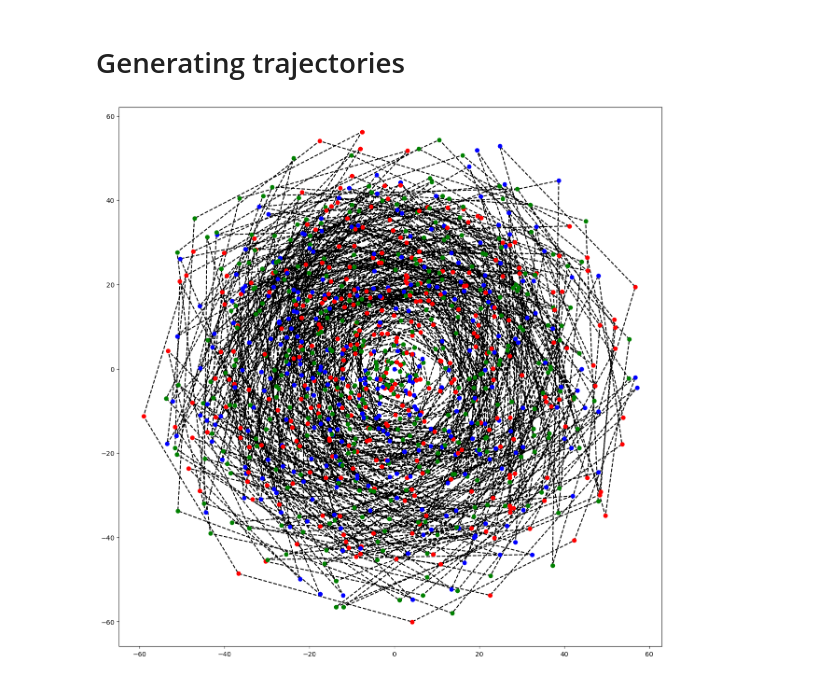
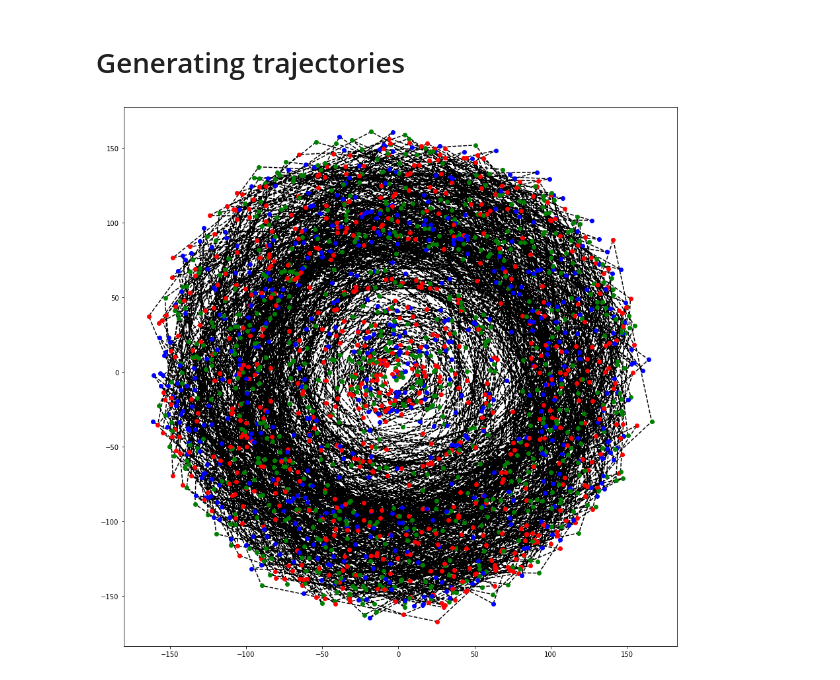
Before and after one commit to zanocrate/slds-it, a Jupyter notebook: lsds_notebook.ipynb, the cells around one changed output. Drawn from its saved outputs; the diff is of its cells as text; code cells hidden in the pictures.

```diff
--- a/lsds_notebook.ipynb
+++ b/lsds_notebook.ipynb
@@ -59,7 +59,7 @@ pi = np.array([
 
 A = np.array([special_ortho_group.rvs(M) for k in np.arange(K)])
 b = np.random.randn(K,M)
-Q = np.array([make_spd_matrix(M, random_state = seed) for k in np.arange(K)])
+Q = np.array([make_spd_matrix(M, random_state = seed + k) for k in np.arange(K)])
 
 #plotting generated matrices
 # plot the dynamics
@@ -89,38 +89,36 @@ for k in range(K):
 # Generating trajectories
 # %%
 #number of samples you want to generate
-N_samples = 1000
+N_samples = 2000
 
 #initializing the k variable as 0, z ranges from 0 to K-1
-p_z0 = np.zeros(K)
-p_z0[0] = 1
-prob = p_z0
+z_sampled = 0
 
 #initializing the x time-serie
 x_serie = np.zeros((M,N_samples))
 
 #want to keep track of the the z_sampled
-z_serie = []
+z_serie = [z_sampled,]
 
-for n in np.arange(N_samples - 1):
+for n in np.arange(0,N_samples - 1):
 
     #update variable z
-    prob = pi.T @ prob
-    z_sampled = np.random.choice(K,p=prob)
+    #prob = pi.T @ prob                            questo credo che sia sbagliato, questa non è una master equation
+    z_sampled = np.random.choice(K,p = pi[z_sampled])
     z_serie.append(z_sampled)
 
     #drawing noise from a normal
     noise = np.random.multivariate_normal(mean = np.zeros(M), cov = Q[z_sampled], size = 1)
 
     x_serie[:,n + 1] = A[z_sampled] @ x_serie[:,n] + noise.flatten() + b[z_sampled]
 
 fig,ax = plt.subplots(1,1,figsize = [15,15])
 
 ax.plot(x_serie[0,:], x_serie[1,:], linestyle = '--',color = 'black')
 for x_sample, y_sample,z_sample in zip(x_serie[0,:], x_serie[1,:],z_serie):
     ax.plot(x_sample, y_sample, marker = 'o',color = colors[z_sample])
 # %% [output]
-[figure, old version]
+[figure, new version]
 # %%
 np.save('./simulation/x',x_serie)
 np.save('./simulation/z',z_serie)
```
Also changed, not shown: parts of 1 cell of this notebook, 7 other files.
